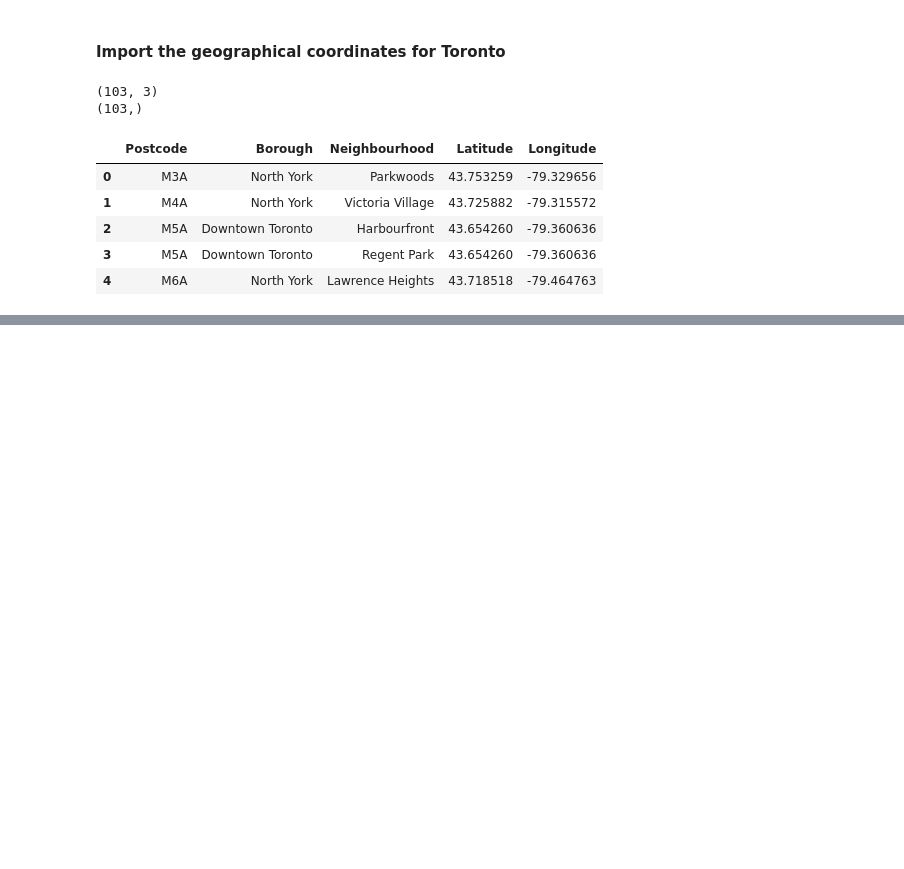
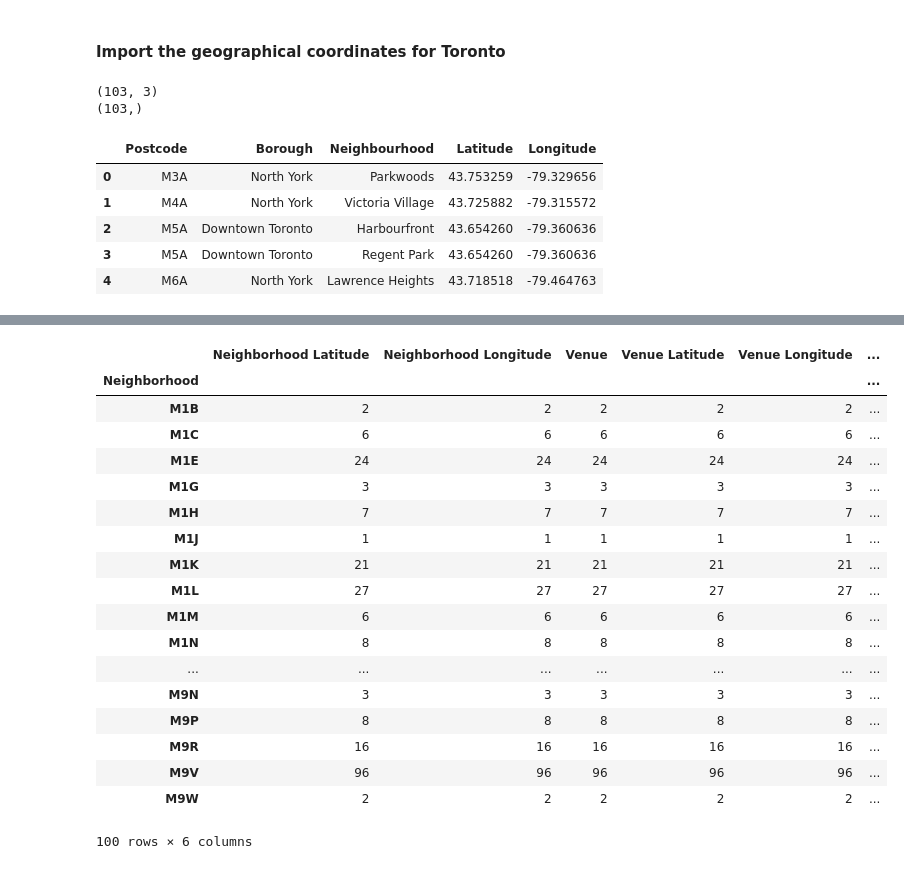
Before and after one commit to nanmon2001/Coursera_Capstone, a Jupyter notebook: Capstone_assignment_week3.ipynb, the cells around one changed output, grey strips where cells are left out. Drawn from its saved outputs; the diff is of its cells as text; code cells hidden in the pictures; blank space fills up the shorter version.

```diff
--- a/Capstone_assignment_week3.ipynb
+++ b/Capstone_assignment_week3.ipynb
@@ -181,0 +240,12 @@ FUCK
+# %%
+# function that extracts the category of the venue
+def get_category_type(row):
+    try:
+        categories_list = row['categories']
+    except:
+        categories_list = row['venue.categories']
+
+    if len(categories_list) == 0:
+        return None
+    else:
+        return categories_list[0]['name']
@@ -181,0 +354,23 @@ FUCK
+# %%
+#check how many venues were returned for each neighborhood
+toronto_venues.groupby('Neighborhood').count()
+# %% [output]
+|  | Neighborhood Latitude | Neighborhood Longitude | Venue | Venue Latitude | Venue Longitude | ... |
+| Neighborhood |  |  |  |  |  | ... |
+| M1B | 2 | 2 | 2 | 2 | 2 | ... |
+| M1C | 6 | 6 | 6 | 6 | 6 | ... |
+| M1E | 24 | 24 | 24 | 24 | 24 | ... |
+| M1G | 3 | 3 | 3 | 3 | 3 | ... |
+| M1H | 7 | 7 | 7 | 7 | 7 | ... |
+| M1J | 1 | 1 | 1 | 1 | 1 | ... |
+| M1K | 21 | 21 | 21 | 21 | 21 | ... |
+| M1L | 27 | 27 | 27 | 27 | 27 | ... |
+| M1M | 6 | 6 | 6 | 6 | 6 | ... |
+| M1N | 8 | 8 | 8 | 8 | 8 | ... |
+| ... | ... | ... | ... | ... | ... | ... |
+| M9N | 3 | 3 | 3 | 3 | 3 | ... |
+| M9P | 8 | 8 | 8 | 8 | 8 | ... |
+| M9R | 16 | 16 | 16 | 16 | 16 | ... |
+| M9V | 96 | 96 | 96 | 96 | 96 | ... |
+| M9W | 2 | 2 | 2 | 2 | 2 | ... |
+100 rows × 6 columns
```
Also changed, not shown: parts of 30 cells of this notebook.
